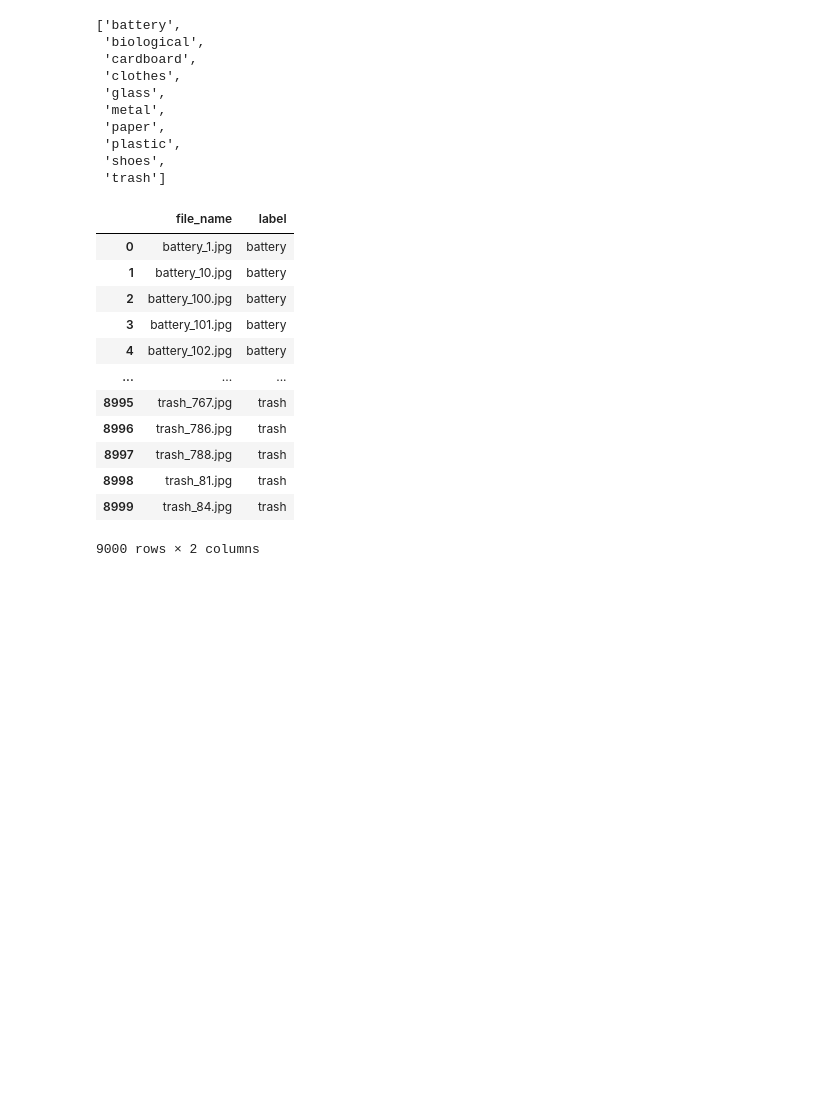
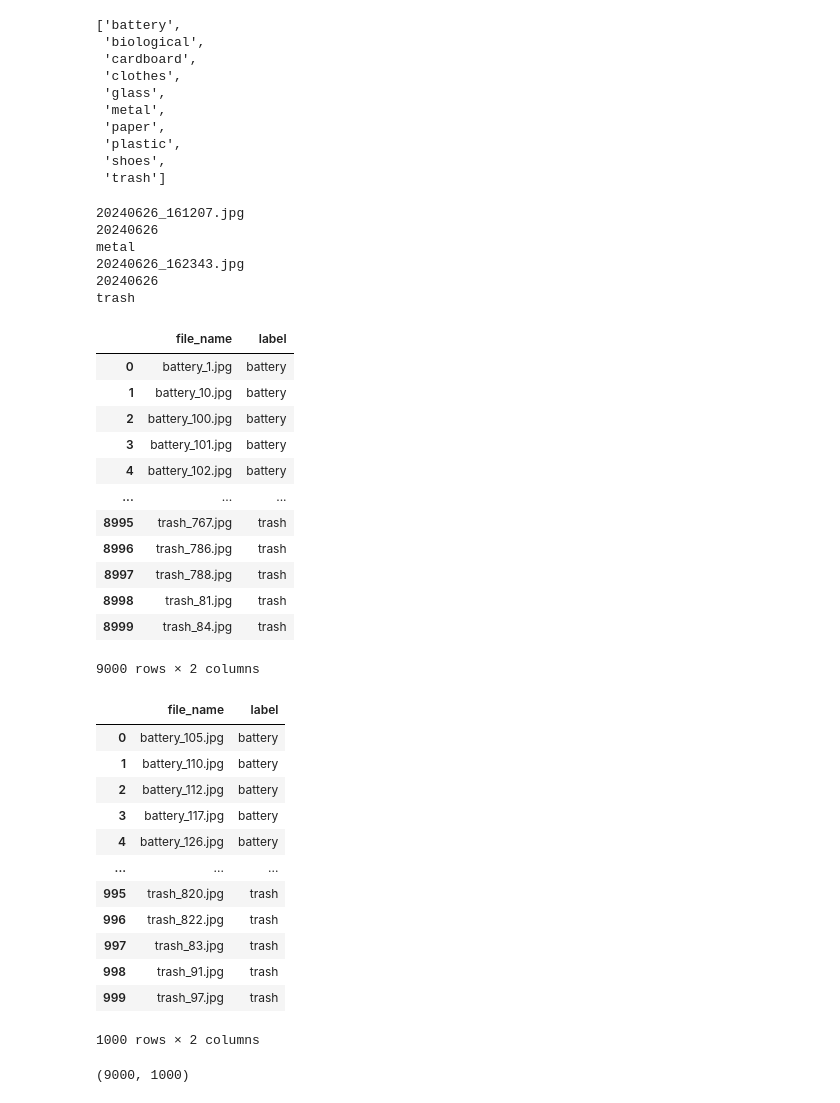
Before and after one commit to hyunwook990/garbage_classification_vgg16, a Jupyter notebook: data_save.ipynb, the cells around one changed output. Saved outputs shown, nothing was run; the diff lists cells and outputs as text; code cells hidden in the pictures; blank space fills up the shorter version.

```diff
--- a/data_save.ipynb
+++ b/data_save.ipynb
@@ -52,34 +52,73 @@ label_list
 # %%
 train_img = []      # 파일명 저장
 train_label = []    # label 값 저장
+test_img = []
+test_label = []
 
 for label in label_list:
-    for img_path in os.listdir(os.path.join(file_path["train_path"], label)):
-            train_img.append(img_path)
-            train_label.append(img_path.split("_")[0])
-    for img_path in os.listdir(os.path.join(file_path['val_path'], label)):
-          train_img.append(img_path)
-          train_label.append(img_path.split("_")[0])
+        for img_path in os.listdir(os.path.join(file_path["train_path"], label)):
+                train_img.append(img_path)
+                train_label.append(img_path.split("_")[0])
+        for img_path in os.listdir(os.path.join(file_path['val_path'], label)):
+                train_img.append(img_path)
+                train_label.append(img_path.split("_")[0])
+        for img_path in os.listdir(os.path.join(file_path['test_path'], label)):
+                test_img.append(img_path)
+                test_label.append(img_path.split("_")[0])
+# %%
+print(train_img[4500])
+print(train_label[4500])
+train_label[4500]='metal'
+print(train_label[4500])
+print(train_img[8100])
+print(train_label[8100])
+train_label[8100]='trash'
+print(train_label[8100])
+# %% [output]
+20240626_161207.jpg
+20240626
+metal
+20240626_162343.jpg
+20240626
+trash
 # %%
 train_df = pd.DataFrame({
     'file_name' : train_img,
     'label': train_label
 })
-train_df
+test_df = pd.DataFrame({
+    'file_name' : test_img,
+    'label' : test_label
+})
+display(train_df)
+display(test_df)
 # %% [output]
 |  | file_name | label |
 | 0 | battery_1.jpg | battery |
 | 1 | battery_10.jpg | battery |
 | 2 | battery_100.jpg | battery |
 | 3 | battery_101.jpg | battery |
 | 4 | battery_102.jpg | battery |
 | ... | ... | ... |
 | 8995 | trash_767.jpg | trash |
 | 8996 | trash_786.jpg | trash |
 | 8997 | trash_788.jpg | trash |
 | 8998 | trash_81.jpg | trash |
 | 8999 | trash_84.jpg | trash |
 9000 rows × 2 columns
+|  | file_name | label |
+| 0 | battery_105.jpg | battery |
+| 1 | battery_110.jpg | battery |
+| 2 | battery_112.jpg | battery |
+| 3 | battery_117.jpg | battery |
+| 4 | battery_126.jpg | battery |
+| ... | ... | ... |
+| 995 | trash_820.jpg | trash |
+| 996 | trash_822.jpg | trash |
+| 997 | trash_83.jpg | trash |
+| 998 | trash_91.jpg | trash |
+| 999 | trash_97.jpg | trash |
+1000 rows × 2 columns
 # %%
 train_data = []
 test_data = []
@@ -89,0 +137,4 @@ transforms.Resize(size=224)
+# %%
+len(train_data), len(test_data)
+# %% [output]
+(9000, 1000)
```
Also changed, not shown: parts of 6 cells of this notebook, 2 other files.
